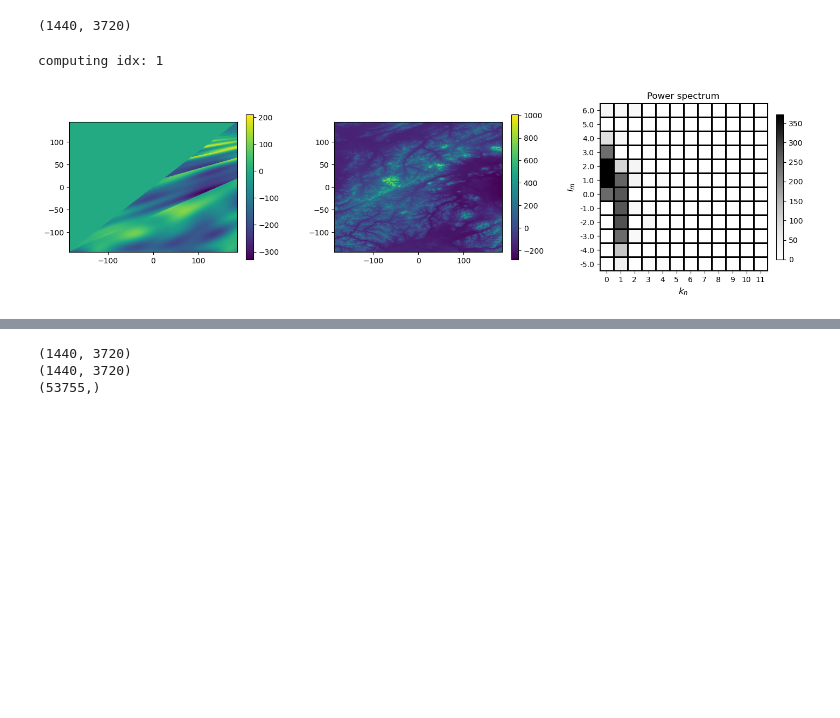
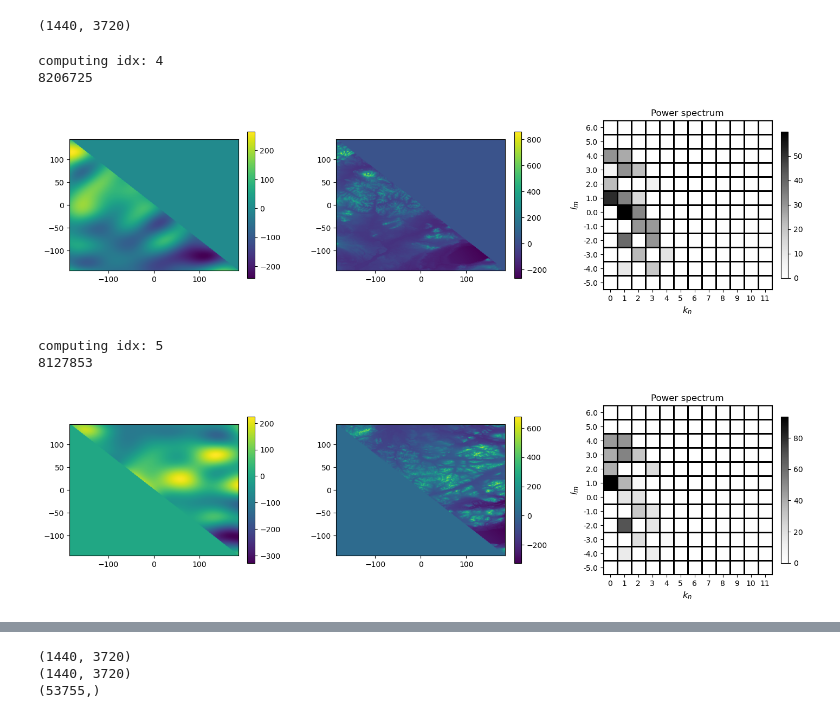
Before and after one commit to ray-chew/pyCSAM, a Jupyter notebook: notebooks/orog_delaunay.ipynb, the cells around one changed output, grey strips where cells are left out. Drawn from its saved outputs; the diff is of its cells as text; code cells hidden in the pictures; blank space fills up the shorter version.

```diff
--- a/notebooks/orog_delaunay.ipynb
+++ b/notebooks/orog_delaunay.ipynb
@@ -272,5 +284,10 @@ def get_lat_lon_segments(lat_verts, lon_verts, cell, topo):
     cell.topo = topo.topo[lat_min:lat_max, lon_min:lon_max]
     cell.mask = cell.mask[lat_min:lat_max, lon_min:lon_max]
 
+    cell.gen_mgrids()
+    cell.get_masked()
+
+    cell.topo_m -= cell.topo_m.mean()
+
 def get_closest_idx(val, arr):
     return int(np.argmin(np.abs(arr - val)))
@@ -281,10 +320,12 @@ nhj = 12
 
 fobj = fourier.f_trans(nhi,nhj)
 
-
 # For each triangle...
 # for idx in range(len(tri.simplices)):
-for idx in range(1,2):
+
+all_cells = np.zeros(2, dtype='object')
+
+for cnt, idx in enumerate(range(4,6)):
     # initialise cell object
     cell = var.topo_cell()
 
@@ -297,11 +338,9 @@ for idx in range(1,2):
     init_poly = mask_wrapper(polygon)
     cell.mask = np.array([init_poly(elem) for elem in lat_lon_mgrid]).reshape(topo.lon_grid.shape[0],topo.lon_grid.shape[1]).astype('bool_')
 
-    cell.lat_m = topo.lat_grid[cell.mask]
-    cell.lon_m = topo.lon_grid[cell.mask]
-    cell.topo_m = topo.topo[cell.mask]
+    get_lat_lon_segments(tri_lat_verts[idx], tri_lon_verts[idx], cell, topo)
 
-    get_lat_lon_segments(tri_lat_verts[idx], tri_lon_verts[idx], cell, topo)
+    print(get_size(cell))
 
     # do fourier...
     fobj.do_full(cell)
@@ -310,35 +349,50 @@ for idx in range(1,2):
     fobj.get_freq_grid(am)
     freqs = np.abs(fobj.ampls)
 
     fq_cpy = np.copy(freqs)
 
     indices = []
-    for _ in range(30):
+    for _ in range(20):
         max_idx = np.unravel_index(fq_cpy.argmax(), fq_cpy.shape)
         indices.append(max_idx)
         fq_cpy[max_idx] = 0.0
 
     k_idxs = [pair[1] for pair in indices]
     l_idxs = [pair[0] for pair in indices]
 
     fobj.set_kls(k_idxs, l_idxs)
     fobj.do_full(cell)
 
     am, data_recons = lin_reg.do(fobj, cell, lmbda = 1e-6)
 
     fobj.get_freq_grid(am)
     dat_2D = reconstruction.recon_2D(data_recons, cell)
 
     freqs = np.abs(fobj.ampls)
 
+    analysis = var.analysis()
+    analysis.get_attrs(fobj, freqs)
+    analysis.recon = dat_2D
+
+    cell.analysis = analysis
+
+    topo_tri = cell.topo * cell.mask
+    topo_tri -= topo_tri.mean()
+
+    all_cells[cnt] = cell
+
     fs = (18,5)
     fig, axs = plt.subplots(1,3, figsize=fs)
     fig_obj = plotter.fig_obj(fig, fobj.nhar_i, fobj.nhar_j)
     axs[0] = fig_obj.phys_panel(axs[0], dat_2D)
-    axs[1] = fig_obj.phys_panel(axs[1], cell.topo)
+    axs[1] = fig_obj.phys_panel(axs[1], topo_tri)
     axs[2] = fig_obj.freq_panel(axs[2], freqs)
     plt.show()
 # %% [output]
-computing idx: 1
+computing idx: 4
+8206725
-[figure, old version]
+[figure, new version]
+computing idx: 5
+8127853
+[figure, added]
 # %%
```
Also changed, not shown: parts of 14 cells of this notebook.
